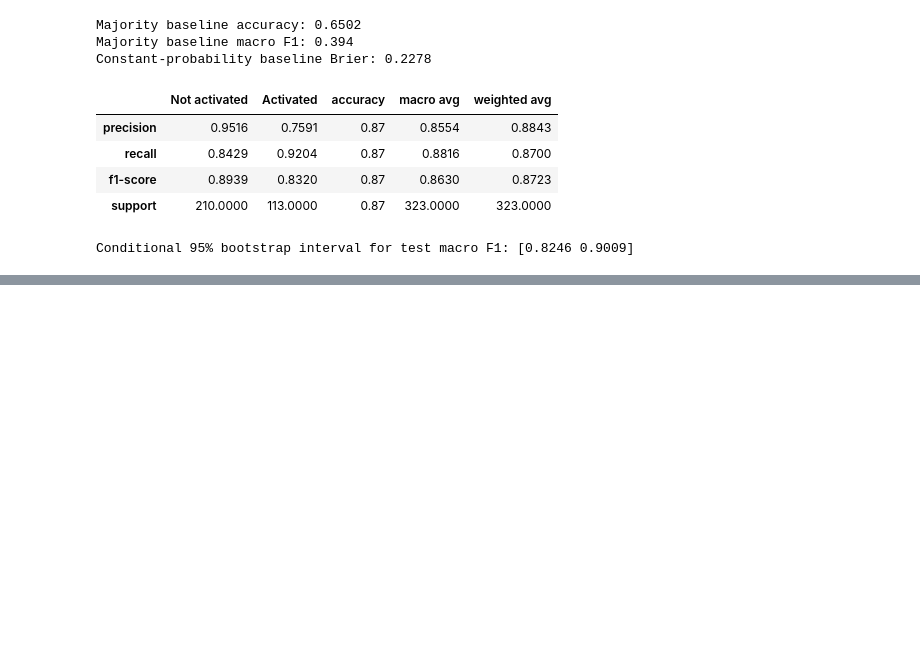
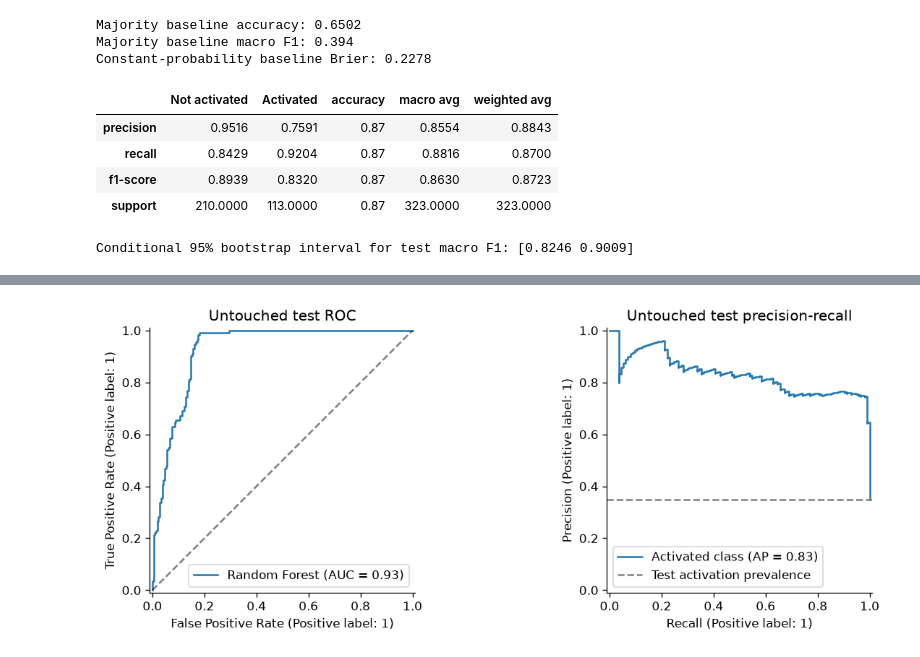
Before and after one commit to Kone-Makhadi-Stadio/Capstone_Project_KM, a Jupyter notebook: SS3_PartB.ipynb, the cells around one changed output, grey strips where cells are left out. Saved outputs shown, nothing was run; the diff lists cells and outputs as text; code cells hidden in the pictures; blank space fills up the shorter version.

```diff
--- a/SS3_PartB.ipynb
+++ b/SS3_PartB.ipynb
@@ -1596,0 +1718,43 @@ Conditional 95% bootstrap interval for test macro F1: [0.8246 0.9009]
+# %%
+#test ROC and precision-recall curves
+fig, axes = plt.subplots(
+    1, 2,
+    figsize=(11, 4)
+)
+
+RocCurveDisplay.from_predictions(
+    y_test,
+    test_probability,
+    name="Random Forest",
+    ax=axes[0]
+)
+
+axes[0].plot(
+    [0, 1],
+    [0, 1],
+    "k--",
+    alpha=0.5
+)
+
+axes[0].set_title("Untouched test ROC")
+
+PrecisionRecallDisplay.from_predictions(
+    y_test,
+    test_probability,
+    name="Activated class",
+    ax=axes[1]
+)
+
+axes[1].axhline(
+    y_test.mean(),
+    color="grey",
+    linestyle="--",
+    label="Test activation prevalence"
+)
+
+axes[1].set_title("Untouched test precision-recall")
+axes[1].legend()
+
+save_figure("05_test_roc_precision_recall.png")
+# %% [output]
+[figure, added]
```
Also changed, not shown: parts of 7 cells of this notebook, 9 other files.
